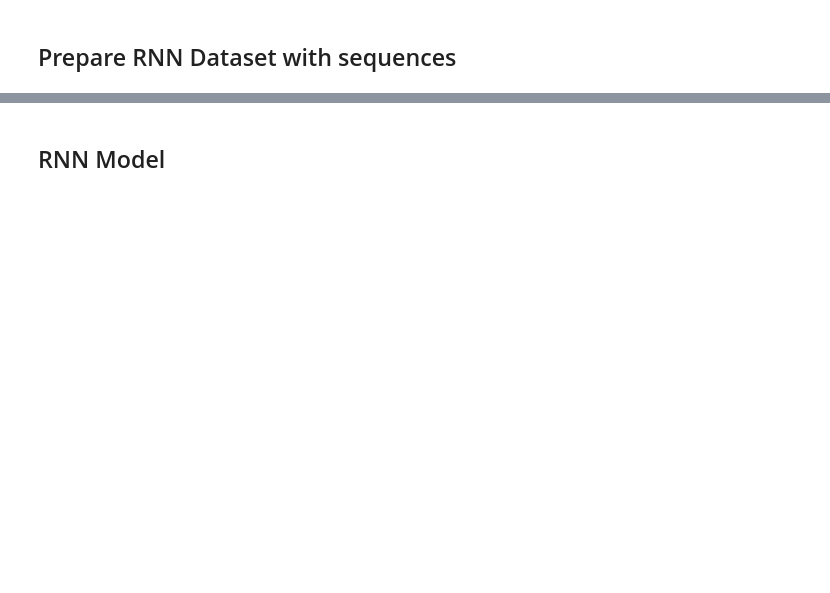
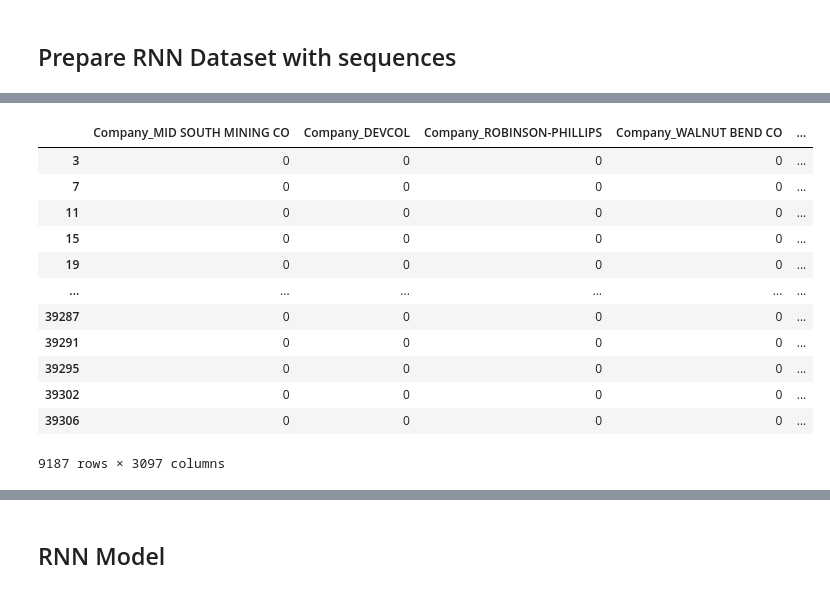
Before and after one commit to KendallScott/Capstone, a Jupyter notebook: Working RNN/Data_Cleanup.ipynb, the cells around one changed output, grey strips where cells are left out. Cells and saved outputs as stored; diff of their text form; code cells hidden in the pictures; blank space fills up the shorter version.

```diff
--- a/Working RNN/Data_Cleanup.ipynb
+++ b/Working RNN/Data_Cleanup.ipynb
@@ -708,10 +676,18 @@ for i in range(len(features) - sequence_length):
 X=np.array(X)
 y=np.array(y)
 
-features['mine_id']=all_mines['mine_id']
+features['mine_id']=df_merge_all['mine_id']
 
 for i in range(len(features) - sequence_length):
    y_index.append(features.mine_id.iloc[i + sequence_length])
    i=i+sequence_length
 
 y_index=np.array(y_index)
+# %%
+features['mine_id']=df_merge_all['mine_id']
+
+for i in range(len(features) - sequence_length):
+   y_index.append(features.mine_id.iloc[i + sequence_length])
+   i=i+sequence_length
+
+y_index=np.array(y_index)
@@ -717,0 +719,16 @@ y_index=np.array(y_index)
+# %%
+features[features['start_date_7/1/23']==1]
+# %% [output]
+|  | Company_MID SOUTH MINING CO | Company_DEVCOL | Company_ROBINSON-PHILLIPS | Company_WALNUT BEND CO | ... |
+| 3 | 0 | 0 | 0 | 0 | ... |
+| 7 | 0 | 0 | 0 | 0 | ... |
+| 11 | 0 | 0 | 0 | 0 | ... |
+| 15 | 0 | 0 | 0 | 0 | ... |
+| 19 | 0 | 0 | 0 | 0 | ... |
+| ... | ... | ... | ... | ... | ... |
+| 39287 | 0 | 0 | 0 | 0 | ... |
+| 39291 | 0 | 0 | 0 | 0 | ... |
+| 39295 | 0 | 0 | 0 | 0 | ... |
+| 39302 | 0 | 0 | 0 | 0 | ... |
+| 39306 | 0 | 0 | 0 | 0 | ... |
+9187 rows × 3097 columns
```
Also changed, not shown: parts of 18 cells of this notebook.
